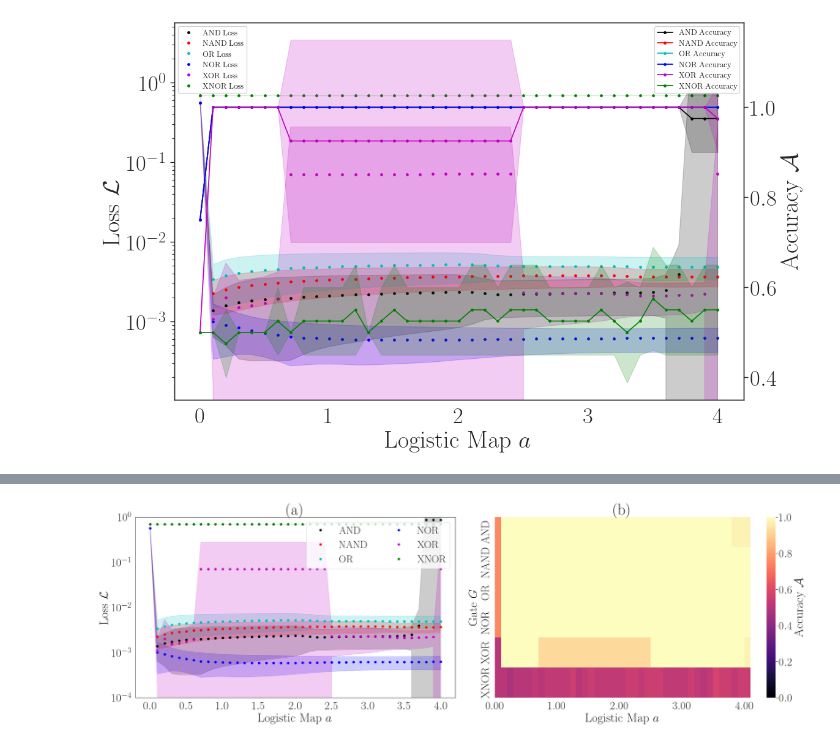
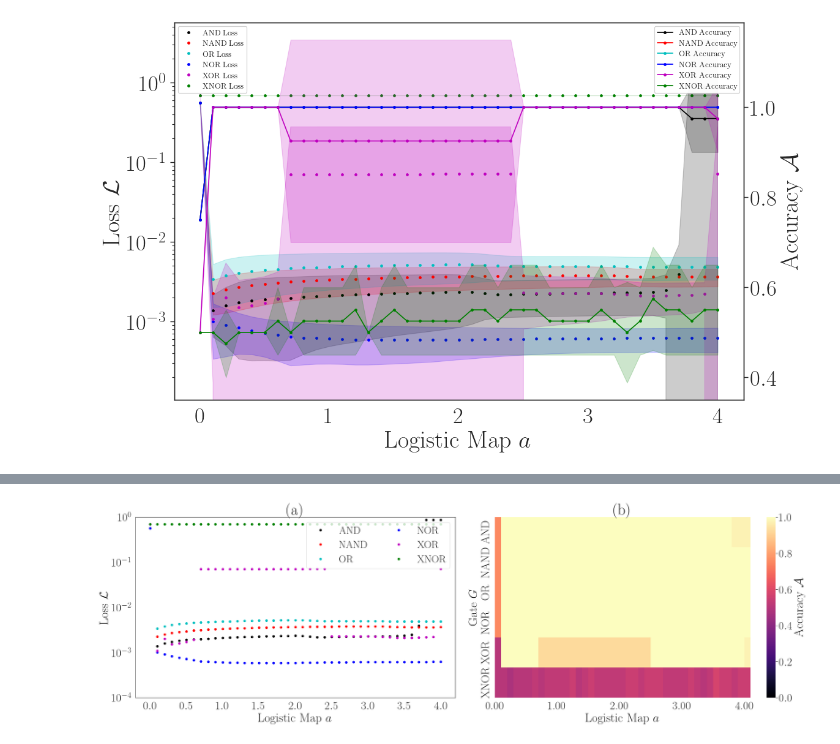
Before and after one commit to NonlinearArtificialIntelligenceLab/ChaoGateNN, a Jupyter notebook: nbs/logistic_plotter.ipynb, the cells around one changed output, grey strips where cells are left out. Cells and saved outputs as stored; diff of their text form; code cells hidden in the pictures.

```diff
--- a/nbs/logistic_plotter.ipynb
+++ b/nbs/logistic_plotter.ipynb
@@ -363,63 +369,63 @@ fig, (ax1, ax3) = plt.subplots(1, 2, figsize=(24, 8))
 
 # AND gate
 ax1.plot(a_list, [average_AND_metric[a][-1][1] for a in a_list], "ko", label="AND")
-ax1.fill_between(
-    a_list,
-    [average_AND_metric[a][-1][1] - std_AND_metric[a][-1][1] for a in a_list],
-    [average_AND_metric[a][-1][1] + std_AND_metric[a][-1][1] for a in a_list],
-    color="k",
-    alpha=0.2,
-)
+# ax1.fill_between(
+#     a_list,
+#     [average_AND_metric[a][-1][1] - std_AND_metric[a][-1][1] for a in a_list],
+#     [average_AND_metric[a][-1][1] + std_AND_metric[a][-1][1] for a in a_list],
+#     color="k",
+#     alpha=0.2,
+# )
 
 # NAND gate
 ax1.plot(a_list, [average_NAND_metric[a][-1][1] for a in a_list], "ro", label="NAND")
-ax1.fill_between(
-    a_list,
-    [average_NAND_metric[a][-1][1] - std_NAND_metric[a][-1][1] for a in a_list],
-    [average_NAND_metric[a][-1][1] + std_NAND_metric[a][-1][1] for a in a_list],
-    color="r",
-    alpha=0.2,
-)
+# ax1.fill_between(
+#     a_list,
+#     [average_NAND_metric[a][-1][1] - std_NAND_metric[a][-1][1] for a in a_list],
+#     [average_NAND_metric[a][-1][1] + std_NAND_metric[a][-1][1] for a in a_list],
+#     color="r",
+#     alpha=0.2,
+# )
 
 # OR gate
 ax1.plot(a_list, [average_OR_metric[a][-1][1] for a in a_list], "co", label="OR")
-ax1.fill_between(
-    a_list,
-    [average_OR_metric[a][-1][1] - std_OR_metric[a][-1][1] for a in a_list],
-    [average_OR_metric[a][-1][1] + std_OR_metric[a][-1][1] for a in a_list],
-    color="c",
-    alpha=0.2,
-)
+# ax1.fill_between(
+#     a_list,
+#     [average_OR_metric[a][-1][1] - std_OR_metric[a][-1][1] for a in a_list],
+#     [average_OR_metric[a][-1][1] + std_OR_metric[a][-1][1] for a in a_list],
+#     color="c",
+#     alpha=0.2,
+# )
 
 # NOR gate
 ax1.plot(a_list, [average_NOR_metric[a][-1][1] for a in a_list], "bo", label="NOR")
-ax1.fill_between(
-    a_list,
-    [average_NOR_metric[a][-1][1] - std_NOR_metric[a][-1][1] for a in a_list],
-    [average_NOR_metric[a][-1][1] + std_NOR_metric[a][-1][1] for a in a_list],
-    color="b",
-    alpha=0.2,
-)
+# ax1.fill_between(
+#     a_list,
+#     [average_NOR_metric[a][-1][1] - std_NOR_metric[a][-1][1] for a in a_list],
+#     [average_NOR_metric[a][-1][1] + std_NOR_metric[a][-1][1] for a in a_list],
+#     color="b",
+#     alpha=0.2,
+# )
 
 # XOR gate
 ax1.plot(a_list, [average_XOR_metric[a][-1][1] for a in a_list], "mo", label="XOR")
-ax1.fill_between(
-    a_list,
-    [average_XOR_metric[a][-1][1] - std_XOR_metric[a][-1][1] for a in a_list],
-    [average_XOR_metric[a][-1][1] + std_XOR_metric[a][-1][1] for a in a_list],
-    color="m",
-    alpha=0.2,
-)
+# ax1.fill_between(
+#     a_list,
+#     [average_XOR_metric[a][-1][1] - std_XOR_metric[a][-1][1] for a in a_list],
+#     [average_XOR_metric[a][-1][1] + std_XOR_metric[a][-1][1] for a in a_list],
+#     color="m",
+#     alpha=0.2,
+# )
 
 # XNOR gate
 ax1.plot(a_list, [average_XNOR_metric[a][-1][1] for a in a_list], "go", label="XNOR")
-ax1.fill_between(
-    a_list,
-    [average_XNOR_metric[a][-1][1] - std_XNOR_metric[a][-1][1] for a in a_list],
-    [average_XNOR_metric[a][-1][1] + std_XNOR_metric[a][-1][1] for a in a_list],
-    color="g",
-    alpha=0.2,
-)
+# ax1.fill_between(
+#     a_list,
+#     [average_XNOR_metric[a][-1][1] - std_XNOR_metric[a][-1][1] for a in a_list],
+#     [average_XNOR_metric[a][-1][1] + std_XNOR_metric[a][-1][1] for a in a_list],
+#     color="g",
+#     alpha=0.2,
+# )
 
 # Set logarithmic scale for loss
 ax1.set_yscale("log")
@@ -455,31 +461,31 @@ for i, gate in enumerate(gates):
     for j, a in enumerate(a_list):
         if a in metrics_dict[gate]:
             accuracy_matrix[i, j] = metrics_dict[gate][a][-1][
                 2
             ]  # Accuracy is at index 2
 
 # Plot the matrix
 sns.heatmap(
     accuracy_matrix,
     yticklabels=gates,
     cmap="magma",
     ax=ax3,
     cbar_kws={"label": "Accuracy $\\mathcal{A}$"},
     vmin=0,
     vmax=1,
 )
 ax3.set_xlabel("Logistic Map $a$")
 ax3.set_xticks(np.linspace(0, len(a_list) - 1, 5))
 ax3.set_xticklabels(
     [f"{a_list[int(i)]:.2f}" for i in np.linspace(0, len(a_list) - 1, 5)]
 )
 ax3.set_ylabel("Gate $G$")
 ax3.set_title("(b)", fontsize=36)
 
 plt.tight_layout()
 plt.savefig("../figures/logistic_combined_plot.png", dpi=300, bbox_inches="tight")
 plt.savefig("../figures/logistic_combined_plot.pdf", dpi=300, bbox_inches="tight")
 plt.savefig("../figures/logistic_combined_plot.svg", dpi=300, bbox_inches="tight")
 plt.show()
 # %% [output]
-[figure, old version]
+[figure, new version]
```
Also changed, not shown: parts of 1 cell of this notebook, 3 other files.
